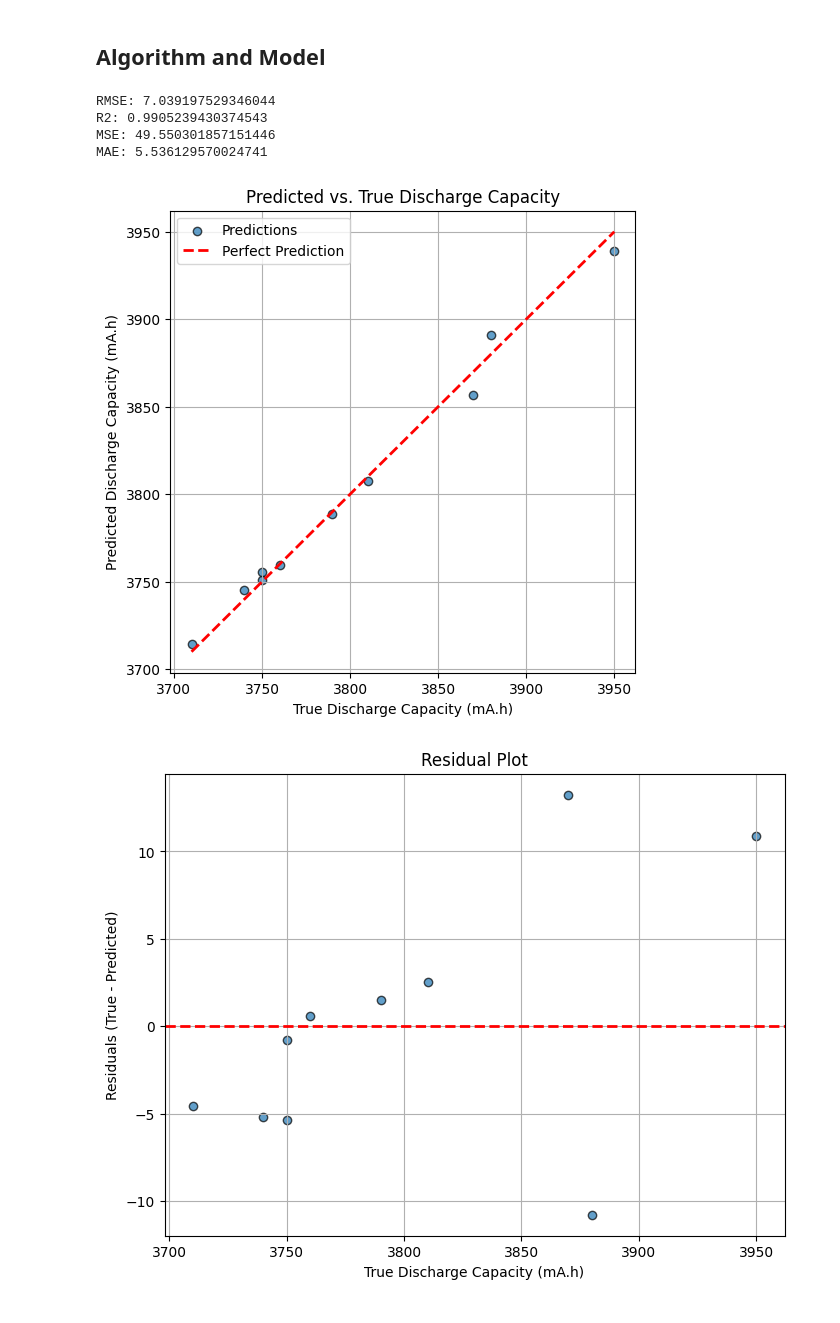
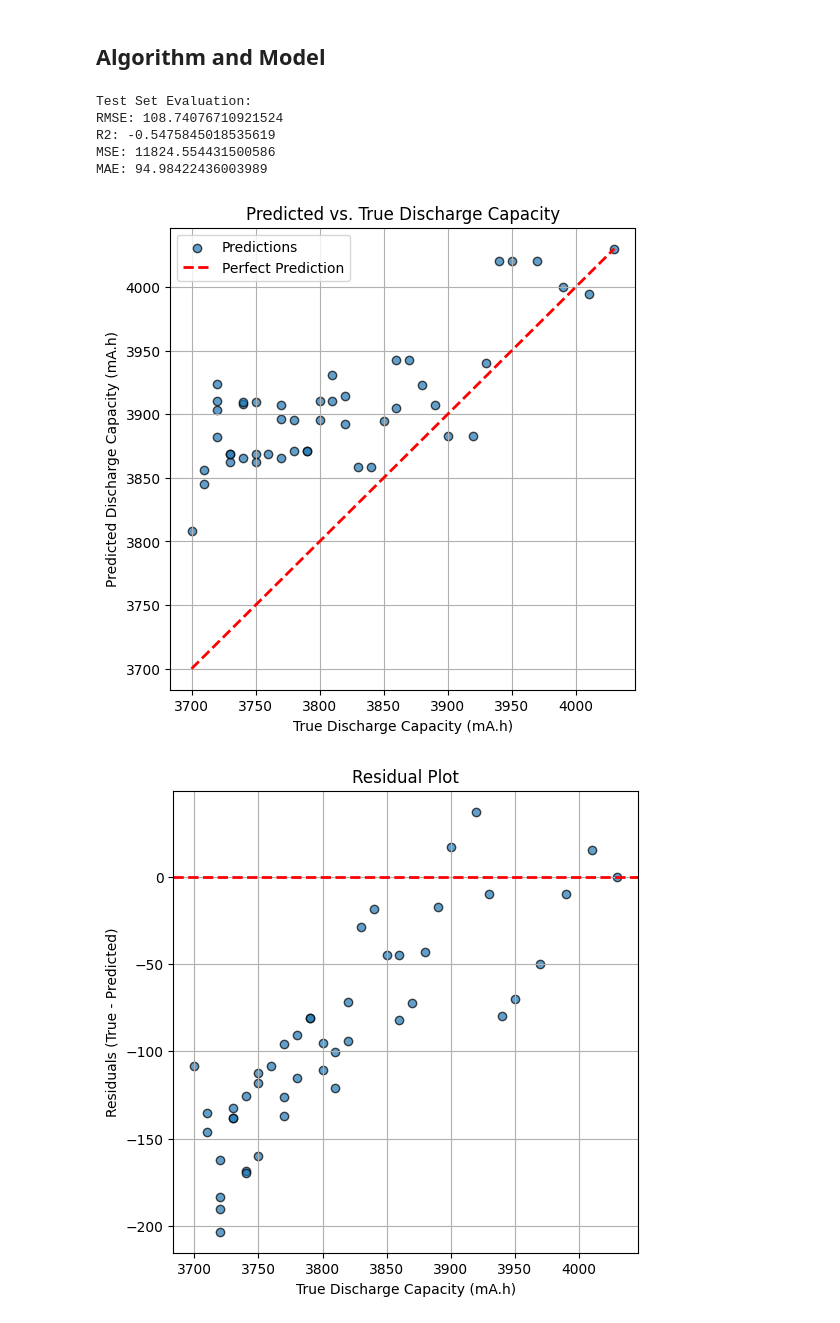
Before and after one commit to NithinJakrebet/eis-ml, a Jupyter notebook: notebooks/gradient_boosting.ipynb, the cells around one changed output. Saved outputs shown, nothing was run; the diff lists cells and outputs as text; code cells hidden in the pictures.

```diff
--- a/notebooks/gradient_boosting.ipynb
+++ b/notebooks/gradient_boosting.ipynb
@@ -33,2 +20,9 @@ array(['mode', 'ox/red', 'error', 'control changes', 'Ns changes',
+# %%
+channels = ['A1', 'A2', 'A3', 'A4', 'A5', 'A6', 'A7', 'A8']
+data_by_channel = {}
+
+for channel in channels:
+    df = load_data("03-06-24", f"{channel}.csv")
+    data_by_channel[channel] = df
 # %% [markdown]
 ## Preprocess
@@ -195,53 +94,65 @@ for i in range(num_ensemble):
+# %%
+import xgboost as xgb
+
+num_ensemble = 10
+ensemble_models = []
+
+# Train each ensemble model on the training set using XGBoost
+for i in range(num_ensemble):
+    model = xgb.XGBRegressor(
+        n_estimators=500,
+        max_depth=100,         # High depth per the paper's settings, adjust if needed.
+        learning_rate=0.1,
+        random_state=42 + i,
+        objective='reg:squarederror'  # Required for regression in XGBoost
+    )
+    model.fit(X_train, y_train)
+    ensemble_models.append(model)
 # %%
-# Let's do a simple train/test split to demonstrate
-X_train, X_test, y_train, y_test = train_test_split(X, y, test_size=0.2, random_state=0)
+import numpy as np
+from evaluate import evaluate_model  # assuming you have an evaluation function
 
-# Train each model
-for m in models:
-    m.fit(X_train, y_train)
-
-# Get predictions from each model.
-preds_ensemble = [model.predict(X_test) for model in models]
+# Get predictions from each model on the test set
+preds_ensemble = [model.predict(X_test) for model in ensemble_models]
 preds_ensemble = np.array(preds_ensemble)
 
-# Compute ensemble predictions: mean and standard deviation.
+# Compute ensemble prediction: mean and standard deviation across models
 y_pred_mean = np.mean(preds_ensemble, axis=0)
 y_pred_std = np.std(preds_ensemble, axis=0)
+
+# Evaluate the predictions
+rmse, r2, mse, mae = evaluate_model(y_test, y_pred_mean)
+print("Test Set Evaluation:")
+print(f"RMSE: {rmse}\nR2: {r2}\nMSE: {mse}\nMAE: {mae}")
+# %% [output]
+Test Set Evaluation:
+RMSE: 108.74076710921524
+R2: -0.5475845018535619
+MSE: 11824.554431500586
+MAE: 94.98422436003989
-# %%
-# Evaluate
-
-from evaluate import evaluate_model
-
-rmse, r2, mse, mae = evaluate_model(y_test, y_pred_mean)
-print(f"RMSE: {rmse}\nR2: {r2}\nMSE: {mse}\nMAE: {mae}")
-# %% [output]
-RMSE: 7.039197529346044
-R2: 0.9905239430374543
-MSE: 49.550301857151446
-MAE: 5.536129570024741
 # %%
 # Assume y_test are the true target values and y_pred_mean are your ensemble predictions.
 # Also assume y_pred_std contains your ensemble standard deviation estimates.
 
 # Scatter plot: Predicted vs. True
 plt.figure(figsize=(6, 6))
 plt.scatter(y_test, y_pred_mean, alpha=0.7, edgecolors='k', label='Predictions')
 plt.plot([y_test.min(), y_test.max()], [y_test.min(), y_test.max()], 'r--', lw=2, label='Perfect Prediction')
 plt.xlabel('True Discharge Capacity (mA.h)')
 plt.ylabel('Predicted Discharge Capacity (mA.h)')
 plt.title('Predicted vs. True Discharge Capacity')
 plt.legend()
 plt.grid(True)
 
 # Residual plot: Error vs. True values
 residuals = y_test - y_pred_mean
-plt.figure(figsize=(8, 6))
+plt.figure(figsize=(6, 6))
 plt.scatter(y_test, residuals, alpha=0.7, edgecolors='k')
 plt.axhline(0, color='r', linestyle='--', lw=2)
 plt.xlabel('True Discharge Capacity (mA.h)')
 plt.ylabel('Residuals (True - Predicted)')
 plt.title('Residual Plot')
 plt.grid(True)
 # %% [output]
-[figure, old version]
+[figure, new version]
-[figure, old version]
+[figure, new version]
```
Also changed, not shown: parts of 27 cells of this notebook, 9 other files.
